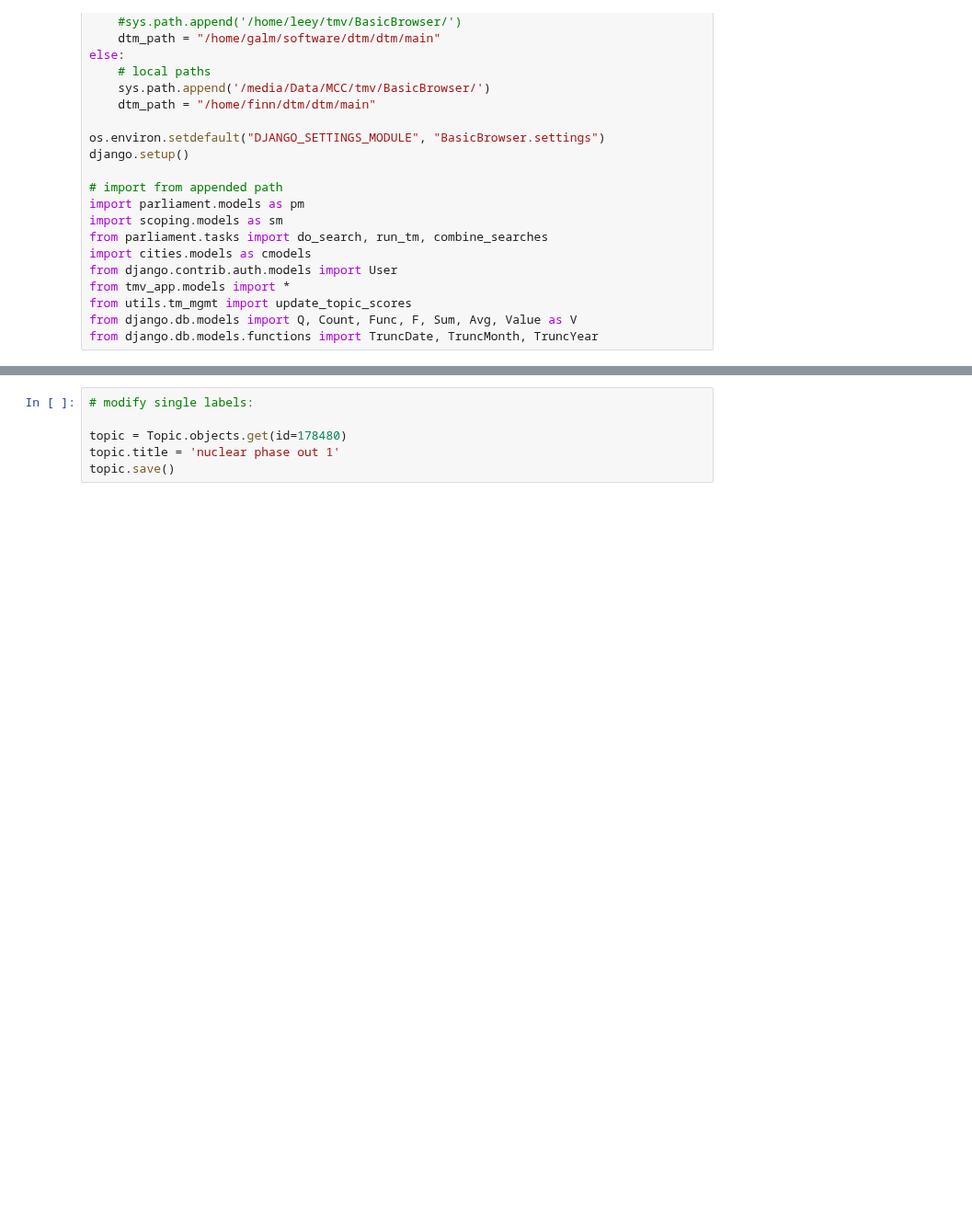
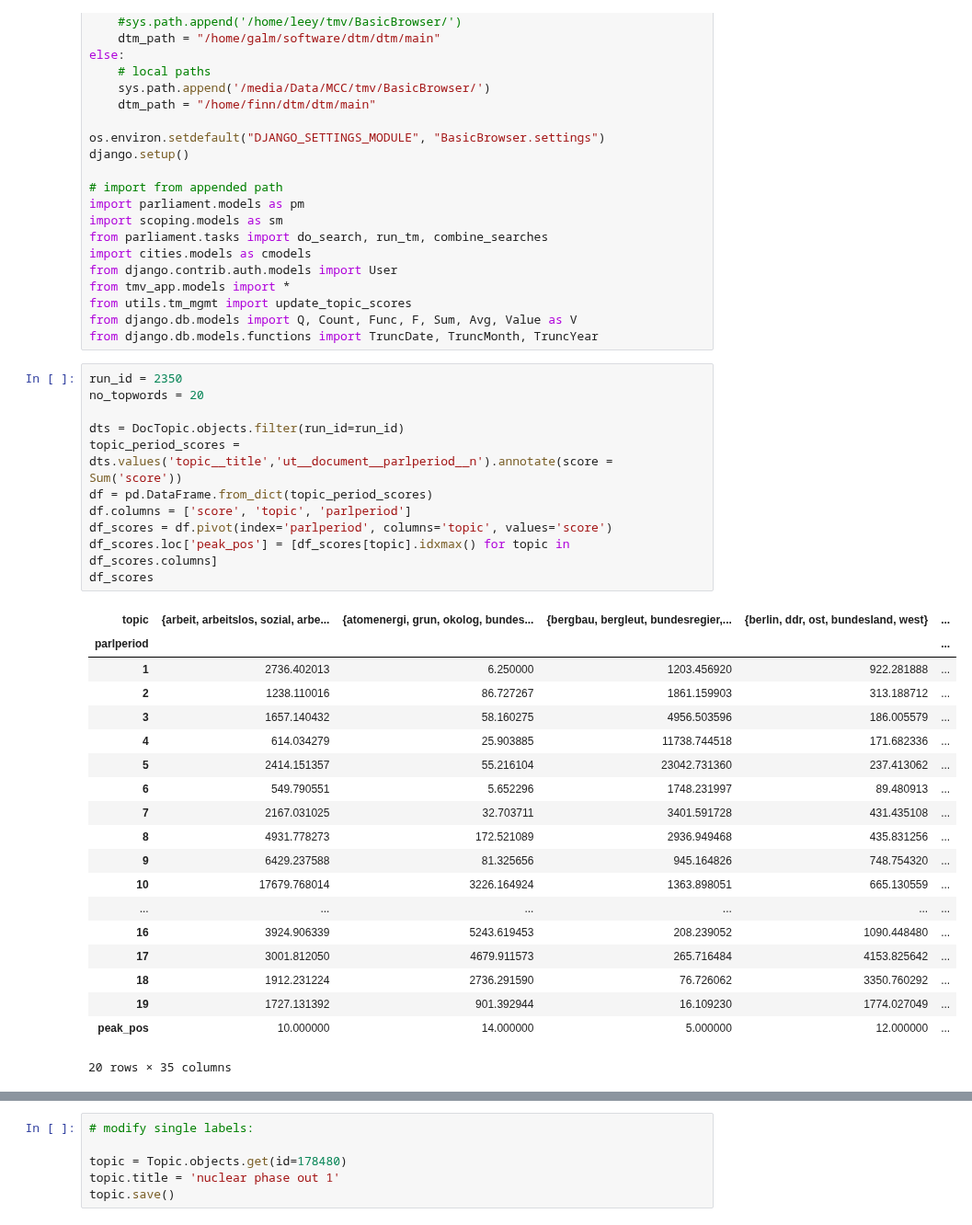
Before and after one commit to mcc-apsis/coal-discourse, a Jupyter notebook: 08_Topic_list_and_labeling.ipynb, the cells around one changed output, grey strips where cells are left out. Shown at 92% size. Saved outputs shown, nothing was run; the diff lists cells and outputs as text; blank space fills up the shorter version.

```diff
--- a/08_Topic_list_and_labeling.ipynb
+++ b/08_Topic_list_and_labeling.ipynb
@@ -36,3 +36,34 @@ from tmv_app.models import *
 from utils.tm_mgmt import update_topic_scores
 from django.db.models import Q, Count, Func, F, Sum, Avg, Value as V
 from django.db.models.functions import TruncDate, TruncMonth, TruncYear
+# %%
+run_id = 2350
+no_topwords = 20
+
+dts = DocTopic.objects.filter(run_id=run_id)
+topic_period_scores = dts.values('topic__title','ut__document__parlperiod__n').annotate(score = Sum('score'))
+df = pd.DataFrame.from_dict(topic_period_scores)
+df.columns = ['score', 'topic', 'parlperiod']
+df_scores = df.pivot(index='parlperiod', columns='topic', values='score')
+df_scores.loc['peak_pos'] = [df_scores[topic].idxmax() for topic in df_scores.columns]
+df_scores
+# %% [output]
+| topic | {arbeit, arbeitslos, sozial, arbe... | {atomenergi, grun, okolog, bundes... | {bergbau, bergleut, bundesregier,... | {berlin, ddr, ost, bundesland, west} | ... |
+| parlperiod |  |  |  |  | ... |
+| 1 | 2736.402013 | 6.250000 | 1203.456920 | 922.281888 | ... |
+| 2 | 1238.110016 | 86.727267 | 1861.159903 | 313.188712 | ... |
+| 3 | 1657.140432 | 58.160275 | 4956.503596 | 186.005579 | ... |
+| 4 | 614.034279 | 25.903885 | 11738.744518 | 171.682336 | ... |
+| 5 | 2414.151357 | 55.216104 | 23042.731360 | 237.413062 | ... |
+| 6 | 549.790551 | 5.652296 | 1748.231997 | 89.480913 | ... |
+| 7 | 2167.031025 | 32.703711 | 3401.591728 | 431.435108 | ... |
+| 8 | 4931.778273 | 172.521089 | 2936.949468 | 435.831256 | ... |
+| 9 | 6429.237588 | 81.325656 | 945.164826 | 748.754320 | ... |
+| 10 | 17679.768014 | 3226.164924 | 1363.898051 | 665.130559 | ... |
+| ... | ... | ... | ... | ... | ... |
+| 16 | 3924.906339 | 5243.619453 | 208.239052 | 1090.448480 | ... |
+| 17 | 3001.812050 | 4679.911573 | 265.716484 | 4153.825642 | ... |
+| 18 | 1912.231224 | 2736.291590 | 76.726062 | 3350.760292 | ... |
+| 19 | 1727.131392 | 901.392944 | 16.109230 | 1774.027049 | ... |
+| peak_pos | 10.000000 | 14.000000 | 5.000000 | 12.000000 | ... |
+20 rows × 35 columns
```
Also changed, not shown: parts of 5 cells of this notebook, 11 other files.
